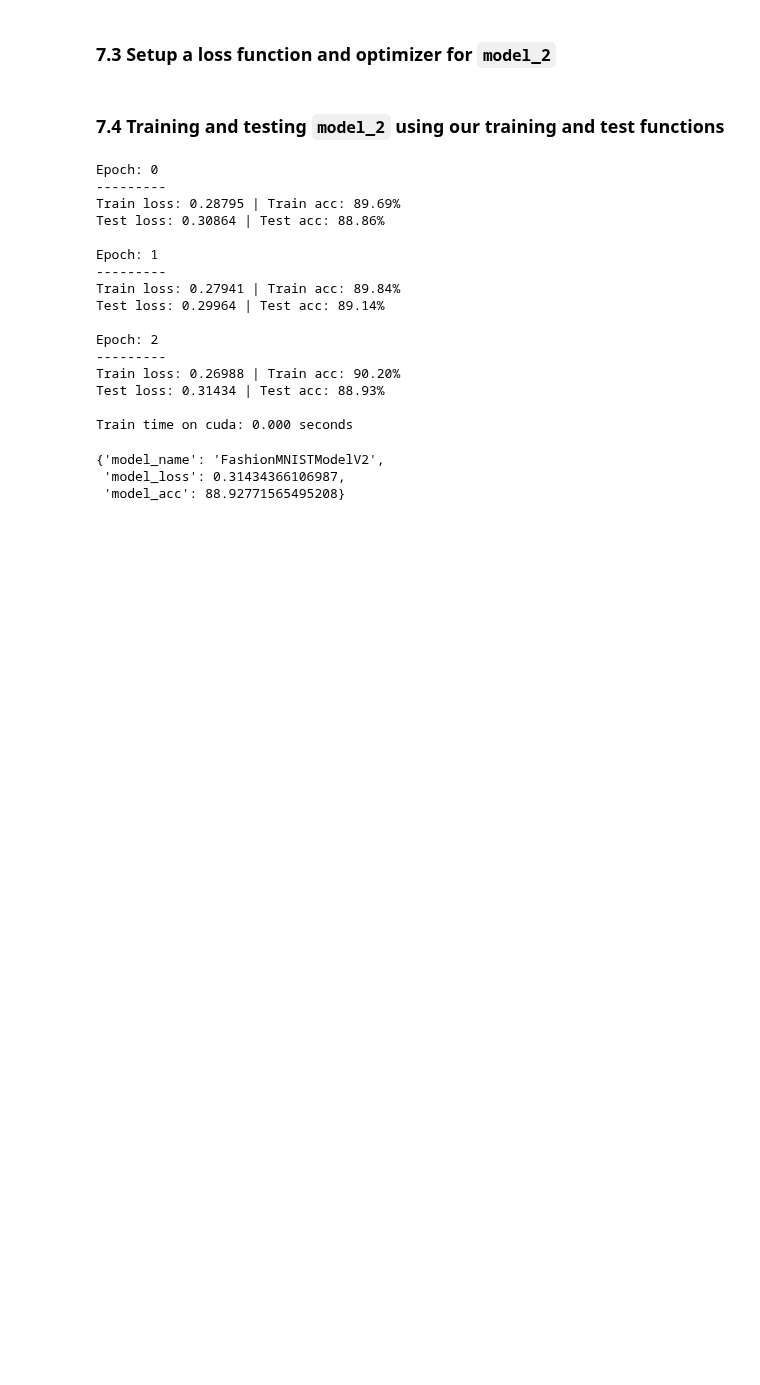
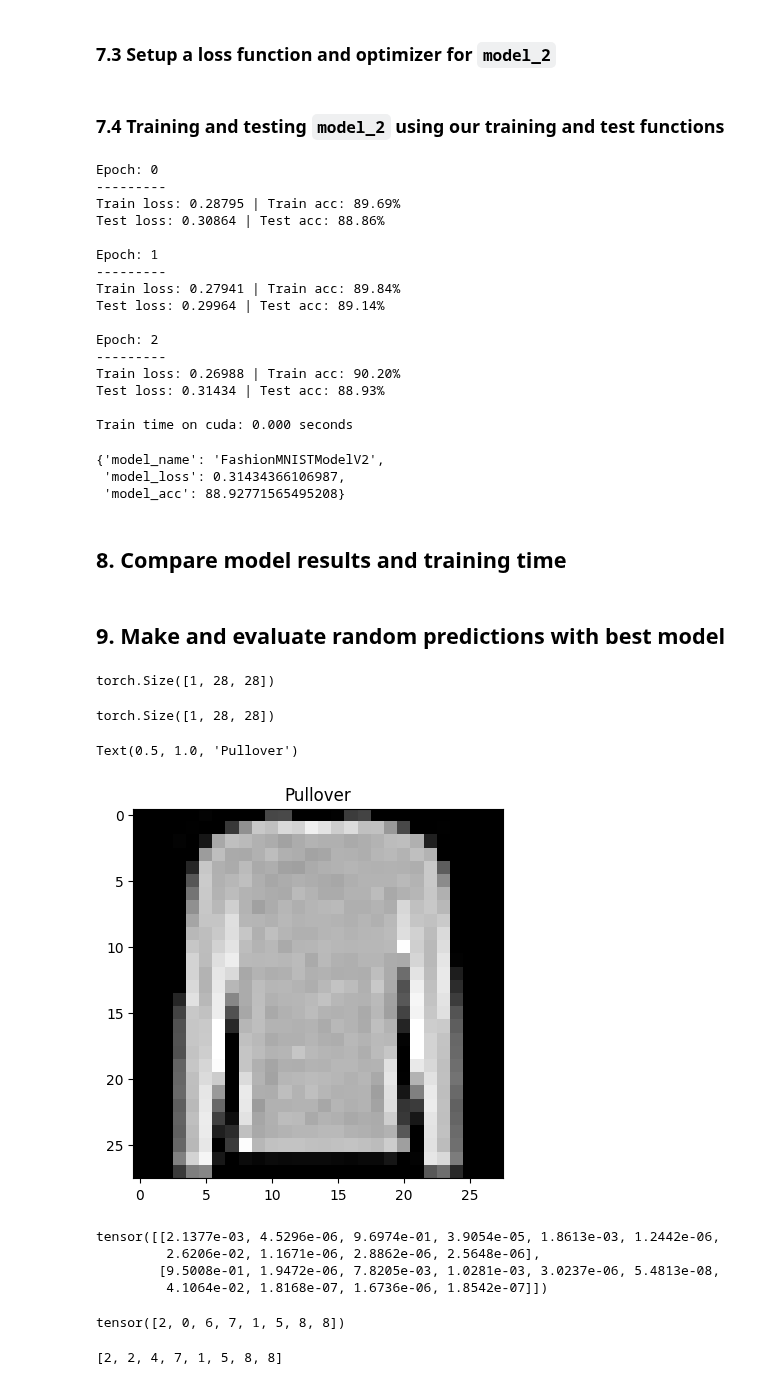
Before and after one commit to yanliu1111/pytorch-deep-learning, a Jupyter notebook: 03_pytorch_computer_vision.ipynb, the cells around one changed output. Cells and saved outputs as stored; diff of their text form; code cells hidden in the pictures; blank space fills up the shorter version.

```diff
--- a/03_pytorch_computer_vision.ipynb
+++ b/03_pytorch_computer_vision.ipynb
@@ -975,3 +975,7 @@ model_2_results
 {'model_name': 'FashionMNISTModelV2',
  'model_loss': 0.31434366106987,
  'model_acc': 88.92771565495208}
+# %% [markdown]
+## 8. Compare model results and training time
+# %% [markdown]
+## 9. Make and evaluate random predictions with best model
@@ -977,0 +1005,45 @@ model_2_results
+# %%
+test_data[0][0].shape
+# %% [output]
+torch.Size([1, 28, 28])
+# %%
+import random
+# random.seed(42)
+test_samples = []
+test_labels = []
+for sample, label in random.sample(list(test_data), k=8):
+  test_samples.append(sample)
+  test_labels.append(label)
+
+# View the first sample shape
+test_samples[0].shape
+# %% [output]
+torch.Size([1, 28, 28])
+# %%
+plt.imshow(test_samples[0].squeeze(), cmap="gray")
+plt.title(class_names[test_labels[0]])
+# %% [output]
+Text(0.5, 1.0, 'Pullover')
+[figure, added]
+# %%
+# Make predictions
+pred_probs = make_predictions(model=model_2,
+                              data=test_samples)
+
+# View first two prediction probabilities
+pred_probs[:2]
+# %% [output]
+tensor([[2.1377e-03, 4.5296e-06, 9.6974e-01, 3.9054e-05, 1.8613e-03, 1.2442e-06,
+         2.6206e-02, 1.1671e-06, 2.8862e-06, 2.5648e-06],
+        [9.5008e-01, 1.9472e-06, 7.8205e-03, 1.0281e-03, 3.0237e-06, 5.4813e-08,
+         4.1064e-02, 1.8168e-07, 1.6736e-06, 1.8542e-07]])
+# %%
+# Convert prediction probabilities to labels
+pred_classes = pred_probs.argmax(dim=1)
+pred_classes
+# %% [output]
+tensor([2, 0, 6, 7, 1, 5, 8, 8])
+# %%
+test_labels
+# %% [output]
+[2, 2, 4, 7, 1, 5, 8, 8]
```
Also changed, not shown: parts of 11 cells of this notebook.
